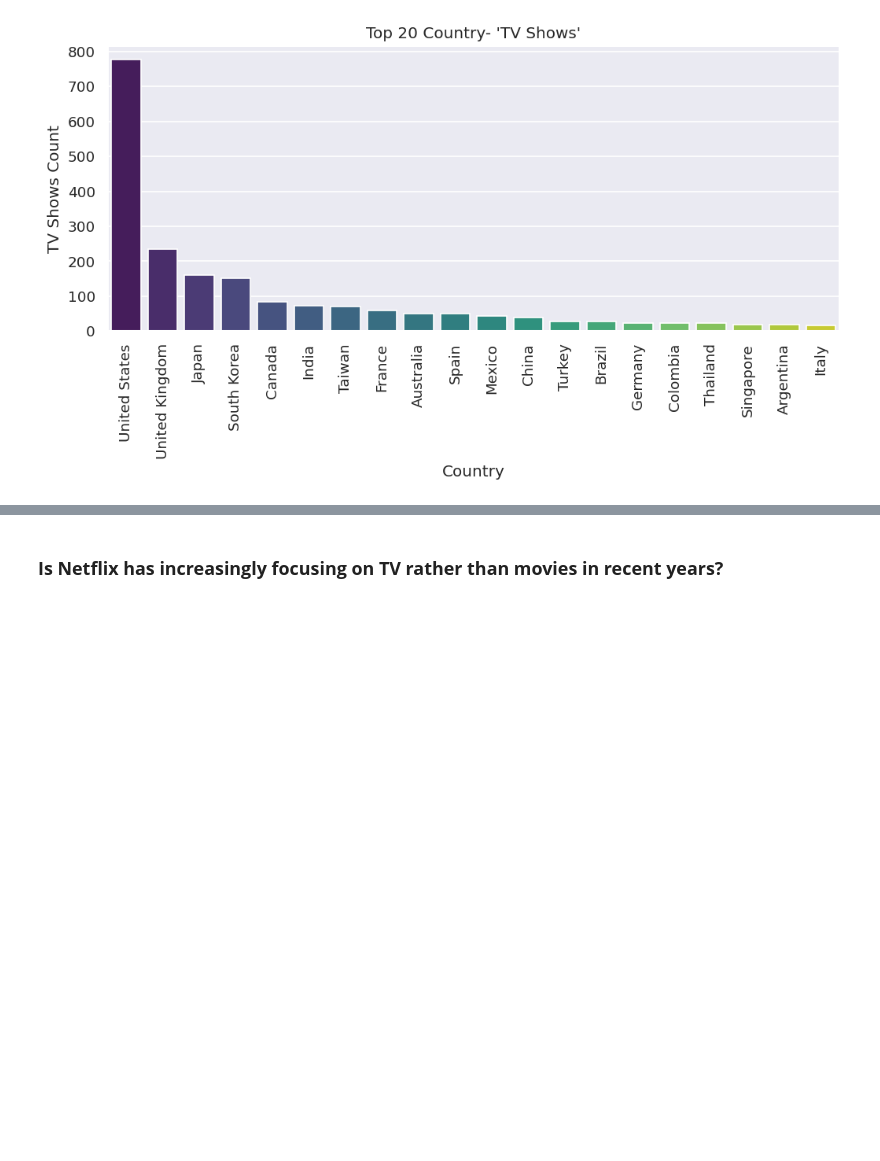
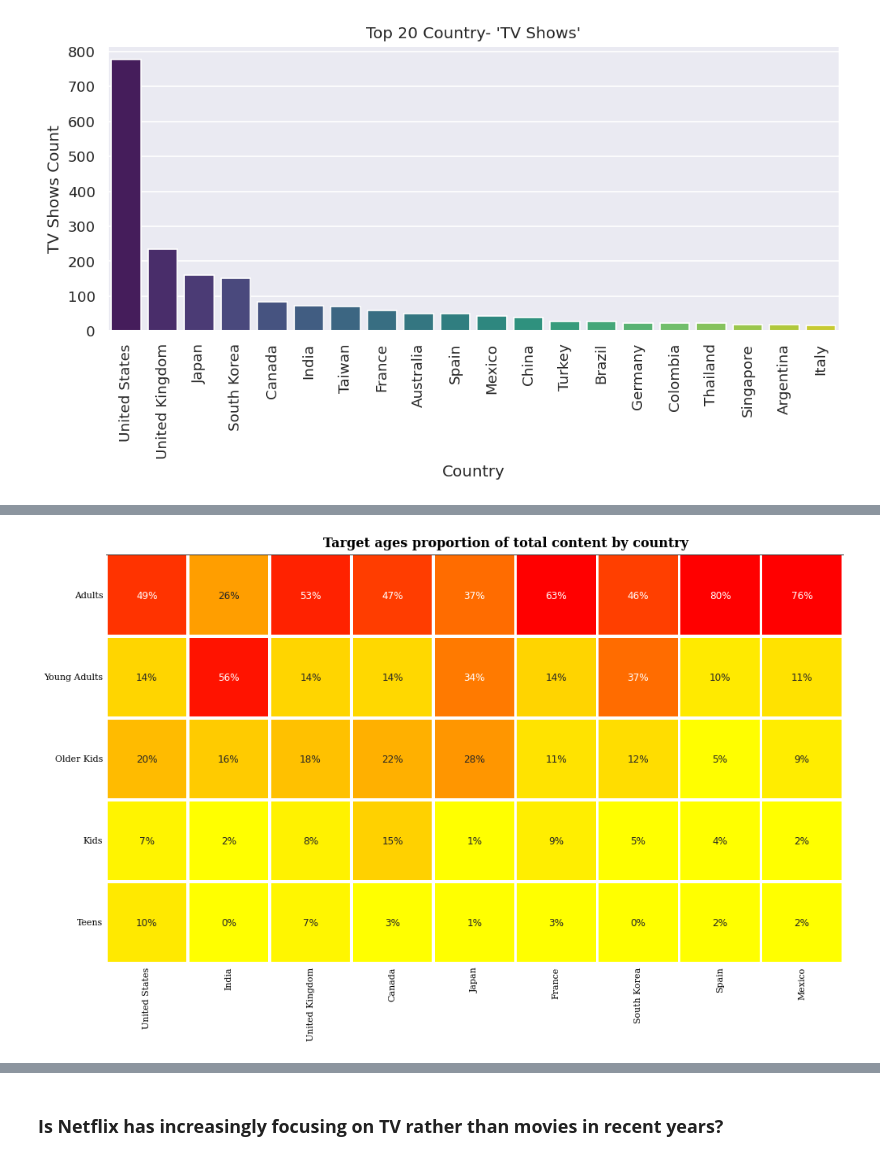
Before and after one commit to krishna9734/Netflix-Movies-And-Tv-Shows-Clustering, a Jupyter notebook: Netflix_Movies_And_Tv_Shows_Clustering_Notebook.ipynb, the cells around one changed output, grey strips where cells are left out. Drawn from its saved outputs; the diff is of its cells as text; code cells hidden in the pictures; blank space fills up the shorter version.

```diff
--- a/Netflix_Movies_And_Tv_Shows_Clustering_Notebook.ipynb
+++ b/Netflix_Movies_And_Tv_Shows_Clustering_Notebook.ipynb
@@ -528,0 +617,33 @@ As we came to know, the United States seems to have the most number of tv shows
+# %%
+# Preparing data for heatmap
+netflix_df['count'] = 1
+data = netflix_df.groupby('principal_country')[['principal_country','count']].sum().sort_values(by='count',ascending=False).reset_index()[:10]
+data = data['principal_country']
+netflix_df_heatmap = netflix_df.loc[netflix_df['principal_country'].isin(data)]
+netflix_df_heatmap = pd.crosstab(netflix_df_heatmap['principal_country'], netflix_df_heatmap['rating_new'],normalize = "index").T
+
+# Plotting the heatmap
+fig, ax = plt.subplots(1, 1, figsize=(14, 13))
+
+country_order = ['United States', 'India', 'United Kingdom', 'Canada', 'Japan', 'France', 'South Korea', 'Spain', 'Mexico']
+
+age_order = ['Adults', 'Young Adults','Older Kids', 'Kids', 'Teens']
+
+sns.heatmap(netflix_df_heatmap.loc[age_order,country_order],cmap="autumn_r",square=True, linewidth=2.5,cbar=False,
+            annot=True,fmt='1.0%',vmax=.6,vmin=0.05,ax=ax,annot_kws={"fontsize":12})
+
+ax.spines['top'].set_visible(True)
+
+
+fig.text(.80, .780, 'Target ages proportion of total content by country', fontweight='bold', fontfamily='serif', fontsize=16,ha='right')
+
+ax.set_yticklabels(ax.get_yticklabels(), fontfamily='serif', rotation = 0, fontsize=11)
+ax.set_xticklabels(ax.get_xticklabels(), fontfamily='serif', rotation=90, fontsize=11)
+
+ax.set_ylabel('')
+ax.set_xlabel('')
+ax.tick_params(axis=u'both', which=u'both',length=0)
+plt.tight_layout()
+plt.show()
+# %% [output]
+[figure, added]
```
Also changed, not shown: parts of 47 cells of this notebook.
